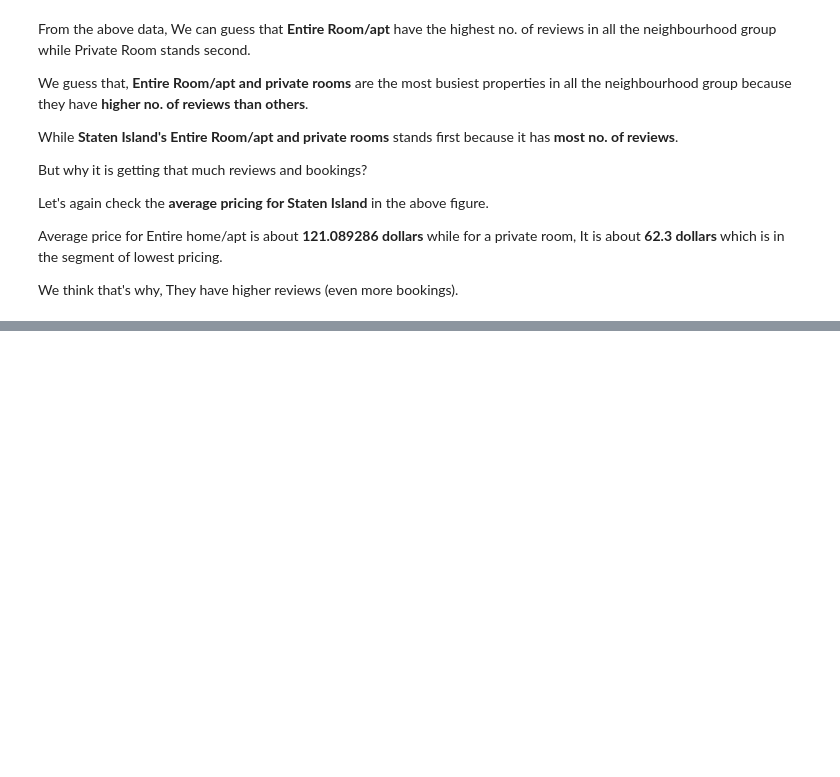
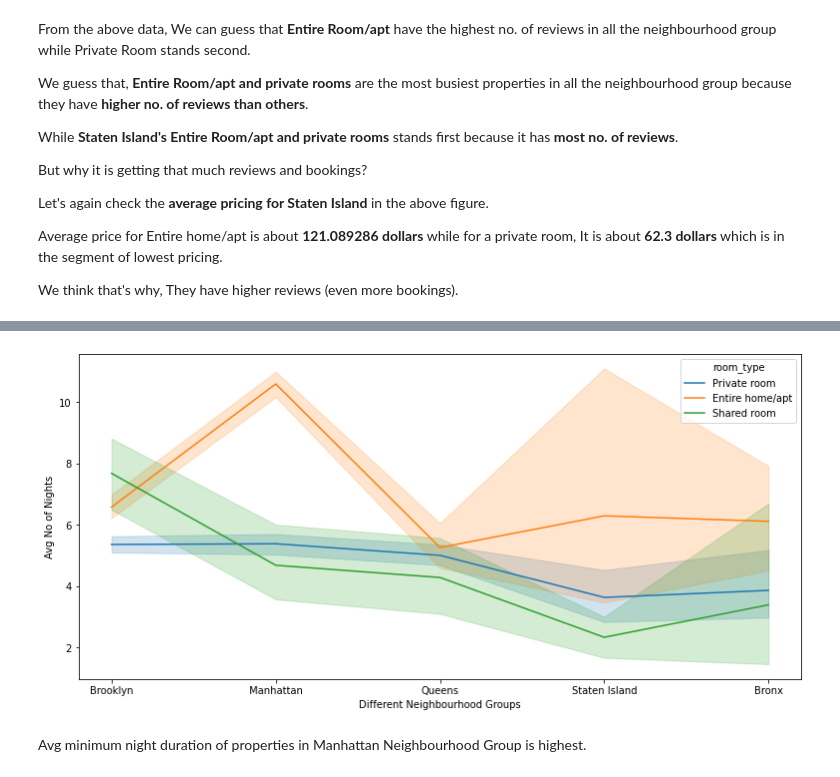
Before and after one commit to ShivanshSingh000/Airbnb-Data-Analysis, a Jupyter notebook: My_Individual_Airbnb_Bookings_Analysis_Project.ipynb, the cells around one changed output, grey strips where cells are left out. Saved outputs shown, nothing was run; the diff lists cells and outputs as text; code cells hidden in the pictures; blank space fills up the shorter version.

```diff
--- a/My_Individual_Airbnb_Bookings_Analysis_Project.ipynb
+++ b/My_Individual_Airbnb_Bookings_Analysis_Project.ipynb
@@ -509,0 +568,12 @@ We think that's why, They have higher reviews (even more bookings).
+# %%
+# minimum night stay in different room_type
+
+plt.figure(figsize=(13,6))
+sns.lineplot(x = 'neighbourhood_group', y = 'minimum_nights', hue = 'room_type' ,data = df1)
+plt.ylabel('Avg No of Nights')
+plt.xlabel('Different Neighbourhood Groups')
+plt.show()
+# %% [output]
+[figure, added]
+# %% [markdown]
+Avg minimum night duration of properties in Manhattan Neighbourhood Group is highest.
```
Also changed, not shown: parts of 7 cells of this notebook.
